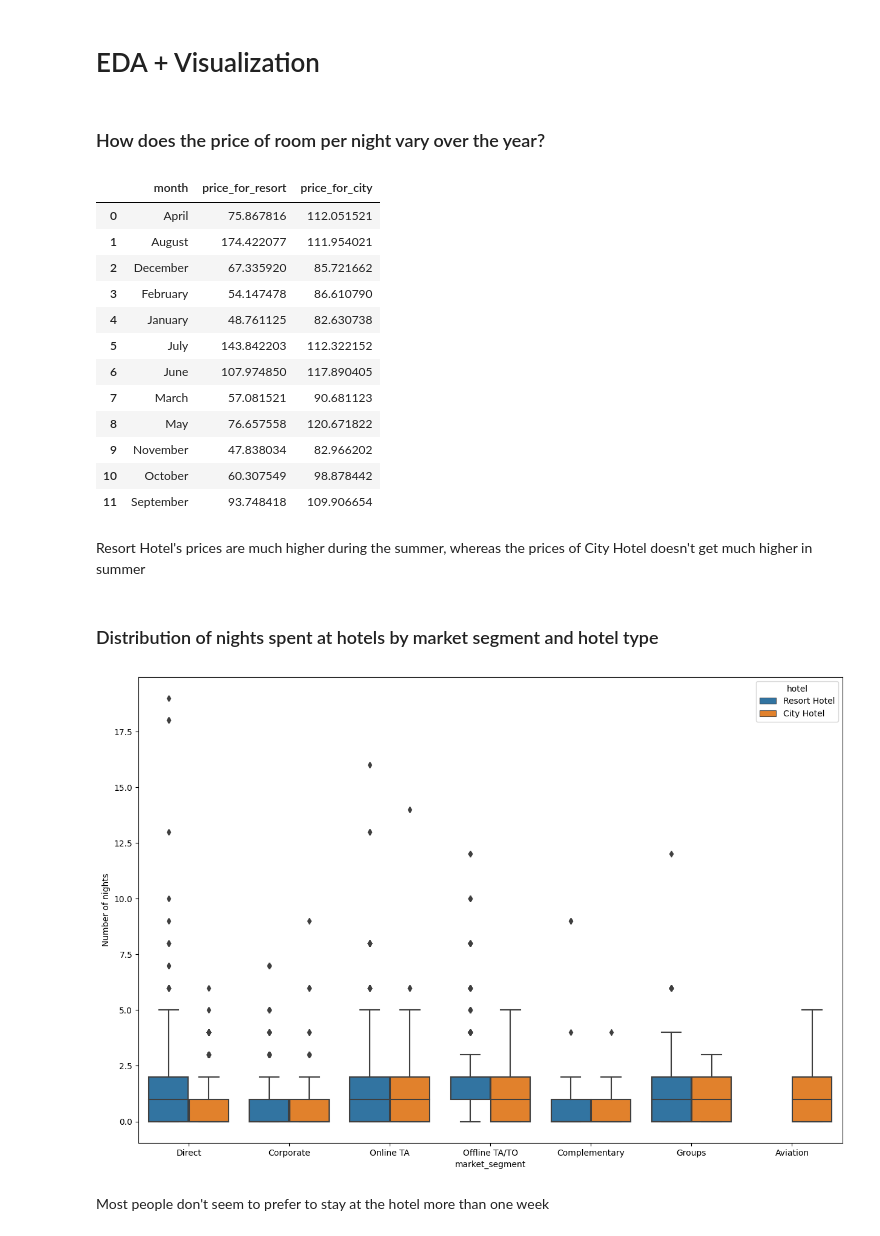
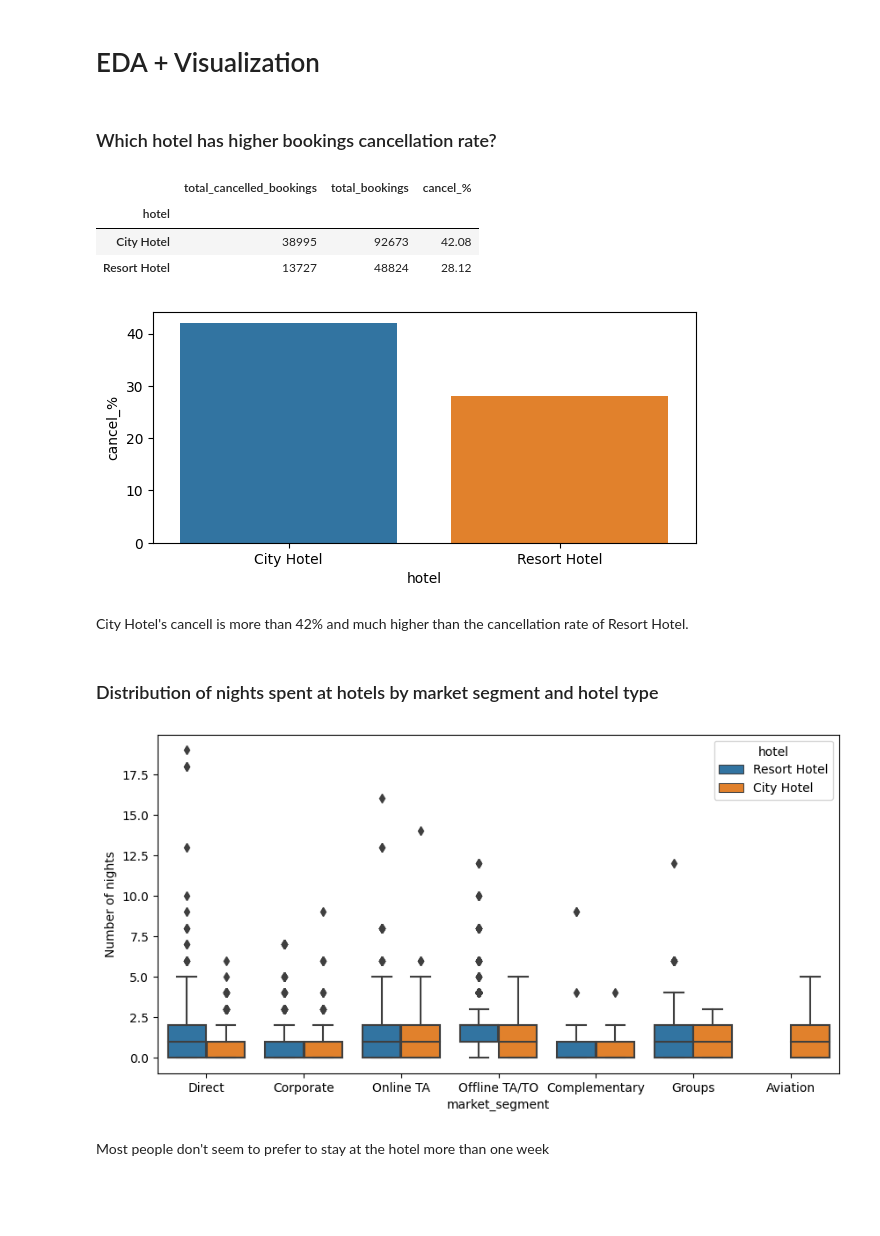
Before and after one commit to MiaPham051328/Data-Science---Assignment-1, a Jupyter notebook: Hotel Cancelling (EDA + Visualization).ipynb, the cells around one changed output. Cells and saved outputs as stored; diff of their text form; code cells hidden in the pictures; blank space fills up the shorter version.

```diff
--- a/Hotel Cancelling (EDA + Visualization).ipynb
+++ b/Hotel Cancelling (EDA + Visualization).ipynb
@@ -38,5 +38,5 @@ memory usage: 30.2+ MB
 # %% [markdown]
 # EDA + Visualization
 # %% [markdown]
-### How does the price of room per night vary over the year?
+### Which hotel has higher bookings cancellation rate?
 # %%
@@ -49,33 +53,29 @@ def data(df):
 # %%
-data2 = data(resort)
-data2 = data2.merge(data(city),on='arrival_date_month')
-data2.columns = ['month','price_for_resort','price_for_city']
-data2
+# Calculating cancel percentage
+D3['cancel_%'] = round((D3['total_cancelled_bookings']/D3['total_bookings'])*100,2)
+D3
 # %% [output]
-|  | month | price_for_resort | price_for_city |
-| 0 | April | 75.867816 | 112.051521 |
-| 1 | August | 174.422077 | 111.954021 |
-| 2 | December | 67.335920 | 85.721662 |
-| 3 | February | 54.147478 | 86.610790 |
-| 4 | January | 48.761125 | 82.630738 |
-| 5 | July | 143.842203 | 112.322152 |
-| 6 | June | 107.974850 | 117.890405 |
-| 7 | March | 57.081521 | 90.681123 |
-| 8 | May | 76.657558 | 120.671822 |
-| 9 | November | 47.838034 | 82.966202 |
-| 10 | October | 60.307549 | 98.878442 |
-| 11 | September | 93.748418 | 109.906654 |
+|  | total_cancelled_bookings | total_bookings | cancel_% |
+| hotel |  |  |  |
+| City Hotel | 38995 | 92673 | 42.08 |
+| Resort Hotel | 13727 | 48824 | 28.12 |
+# %%
+plt.figure(figsize = (7,3))
+sns.barplot(x = D3.index, y = D3['cancel_%'])
+plt.show();
+# %% [output]
+[figure, added]
 # %% [markdown]
-Resort Hotel's prices are much higher during the summer, whereas the prices of City Hotel doesn't get much higher in summer
+City Hotel's cancell is more than 42% and much higher than the cancellation rate of Resort Hotel.
 # %% [markdown]
 ### Distribution of nights spent at hotels by market segment and hotel type
 # %%
-plt.figure(figsize=(15,10))
+plt.figure(figsize=(10,5))
 sns.boxplot(data=df[df['is_canceled'] == 0],x='market_segment',y='stays_in_weekend_nights',hue='hotel')
 plt.ylabel('Number of nights')
 plt.show()
 # %% [output]
-[figure, old version]
+[figure, new version]
 # %% [markdown]
 Most people don't seem to prefer to stay at the hotel more than one week
 # %% [markdown]
```
Also changed, not shown: parts of 12 cells of this notebook.
